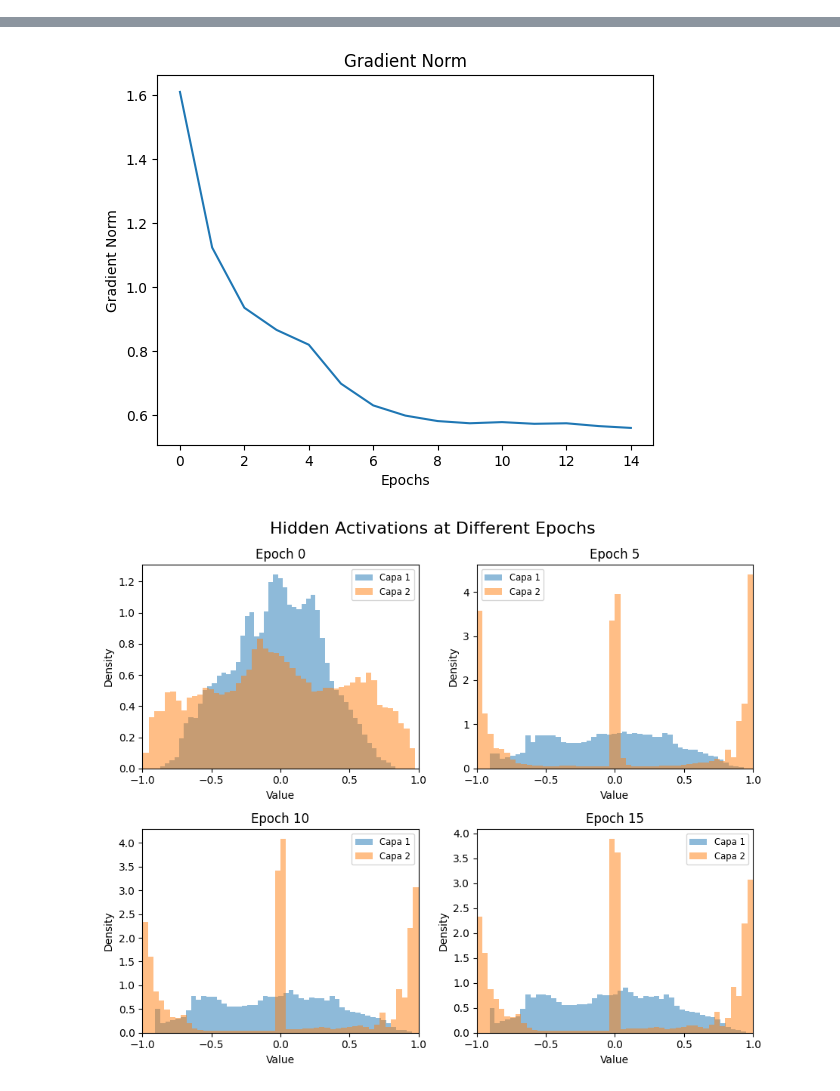
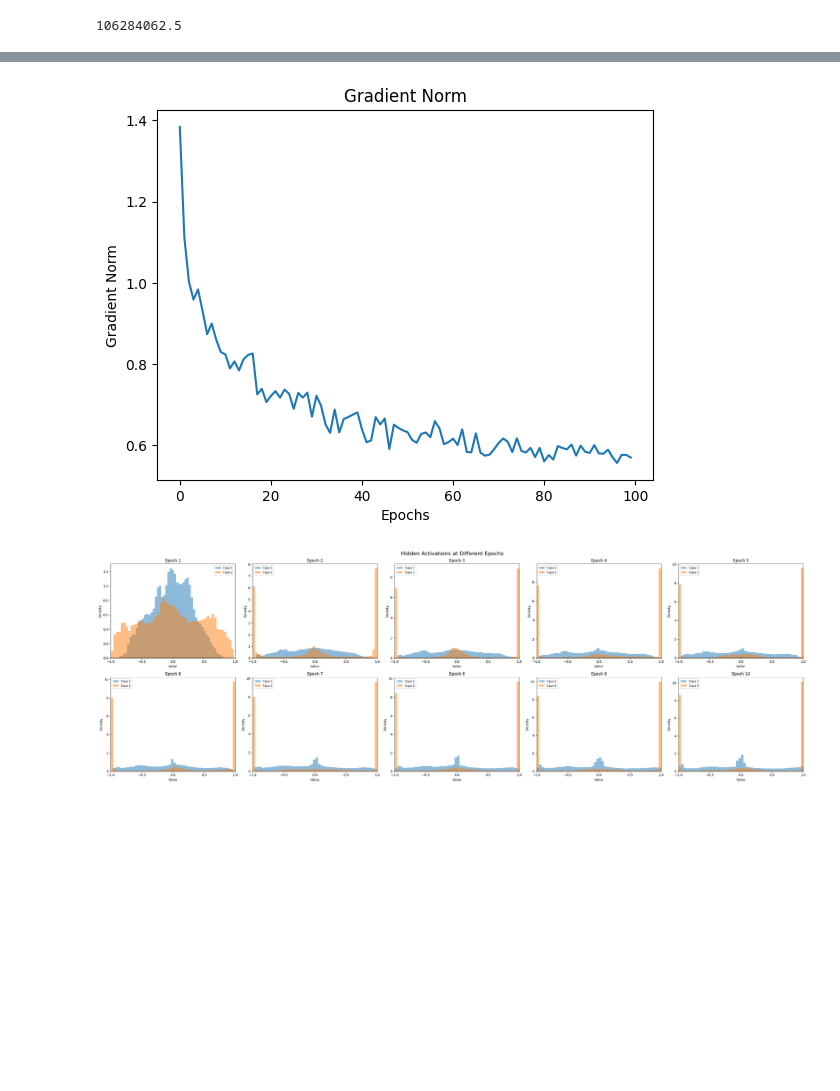
Before and after one commit to felipeaguirre66/udesa-optimizacion, a Jupyter notebook: playground.ipynb, the cells around one changed output, grey strips where cells are left out. Saved outputs shown, nothing was run; the diff lists cells and outputs as text; code cells hidden in the pictures; blank space fills up the shorter version.

```diff
--- a/playground.ipynb
+++ b/playground.ipynb
@@ -15,14 +16,13 @@ from nn_functions import get_batches, loss, batched_predict
 from nn_functions import top_eigenvalue
 from complex_nn import train_nn
 # %%
-params, log_train, grads_norm, hess_max, all_hidden_activations = train_nn(
-    update_method='rmsprop',
-    regularization='lasso',
-    num_epochs=15,
+results = train_nn(
+    update_method='adam',
+    regularization=None,
+    num_epochs=100,
     step_size=0.001,
-    batch_size=32,
-    use_adaptive_step_size=True,
-
+    batch_size=16,
+    use_adaptive_step_size=False,
     optimizer_params={'beta1': 0.99, 'beta2': 0.999, 'epsilon': 1e-8},
 )
 # %% [output]
@@ -44,3 +46,7 @@ Epoch 14 — Loss: 5.6934e-02  |  ‖grad‖: 5.5998e-01  |  λ_max(H): 6.5282e+
+# %%
+4417 * (77000/32) * 10
+# %% [output]
+106284062.5
 # %%
 # Load data
 field = jnp.load('field.npy')
@@ -61,32 +67,33 @@ plt.imshow(ff.reshape((nx, ny)).T, origin='lower', cmap='jet')
 
 plt.figure()
 plt.title('Predicted Field')
-plt.imshow(batched_predict(params, xx)[0].reshape((nx, ny)).T, origin='lower', cmap='jet')
+plt.imshow(batched_predict(results['params'], xx)[0].reshape((nx, ny)).T, origin='lower', cmap='jet')
 
 # Plot loss function
 plt.figure()
 plt.title('Training Loss')
 plt.xlabel('Epochs')
 plt.ylabel('Loss (log scale)')
-plt.semilogy(log_train)
+plt.semilogy(results['log_train'])
 
 # Plot gradient norm
 plt.figure()
 plt.title('Gradient Norm')
 plt.xlabel('Epochs')
 plt.ylabel('Gradient Norm')
-plt.plot(grads_norm)
+plt.plot(results['grads_norm'])
 
 # Especifica los epochs que quieres plotear
-epochs_to_plot = [0, 5, 10, 15]
-fig, axes = plt.subplots(2, 2, figsize=(12*.75, 10*.75), squeeze=False)
+# epochs_to_plot = [0, 5, 10]
+epochs_to_plot = [0, 1, 2, 3, 4, 5, 6, 7, 8, 9]
+fig, axes = plt.subplots(2, 5, figsize=(30, 10), squeeze=False)
 for ax, epoch in zip(axes.flatten(), epochs_to_plot):
-    hidden_activations = all_hidden_activations[epoch]
+    hidden_activations = results['all_hidden_activations'][epoch]
     flat0 = hidden_activations[0].ravel()
     flat1 = hidden_activations[1].ravel()
     ax.hist(flat0, bins=50, alpha=0.5, density=True, label='Capa 1')
     ax.hist(flat1, bins=50, alpha=0.5, density=True, label='Capa 2')
-    ax.set_title(f'Epoch {epoch}')
+    ax.set_title(f'Epoch {epoch+1}')
     ax.set_xlim(-1, 1)
     ax.set_xticks([-1, -0.5, 0, 0.5, 1])
     ax.set_xlabel('Value')
@@ -98,7 +105,7 @@ plt.tight_layout()
 
 # --- plot how λ_max evolves ---
 plt.figure()
-plt.plot(hess_max)
+plt.plot(results['hess_max'])
 plt.xlabel("Epoch")
 plt.ylabel("Approx. λ_max(H)")
 plt.title("Top Hessian Eigenvalue over Training")
@@ -112,2 +119,2 @@ plt.show()
-[figure, old version]
+[figure, new version]
-[figure, old version]
+[figure, new version]
```
Also changed, not shown: parts of 4 cells of this notebook, 2 other files.
